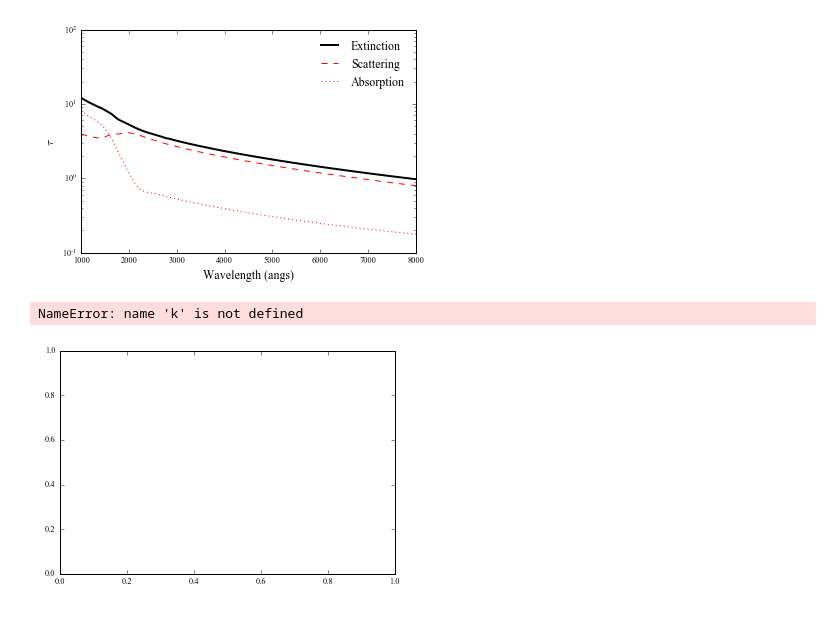
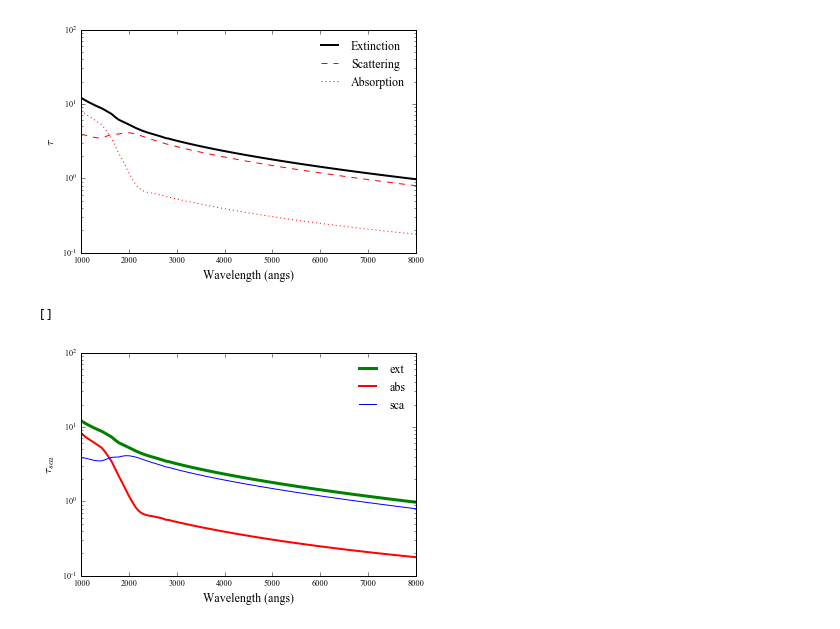
Before and after one commit to eblur/newdust, a Jupyter notebook: examples/plot_extinction.ipynb, the cells around one changed output. Drawn from its saved outputs; the diff is of its cells as text; code cells hidden in the pictures.

Commit message:
Updated documentation for extinction

```diff
--- a/examples/plot_extinction.ipynb
+++ b/examples/plot_extinction.ipynb
@@ -22,5 +20,5 @@ SCAT = extinction.scatmodels.Mie()
 # %%
-extmod = extinction.Extinction(SCAT)
+extmod = extinction.make_Extinction('Mie')
 extmod.calculate(GDIST, LAMVALS, unit='angs')
 # %%
 ax = plt.subplot(111)
@@ -31,11 +29,11 @@ plt.semilogy()
 [figure]
 # %%
 ax = plt.subplot(111)
-extmod.plot(ax, 'ext', lw=3, color=k, label='ext')
-extmod.plot(ax, 'abs', lw=2, color=k, label='abs')
-extmod.plot(ax, 'sca', lw=1, color=k, label='sca')
+extmod.plot(ax, 'ext', lw=3, color='g', label='ext')
+extmod.plot(ax, 'abs', lw=2, color='r', label='abs')
+extmod.plot(ax, 'sca', lw=1, color='b', label='sca')
 ax.legend(loc='upper right', frameon=False)
 plt.semilogy()
 # %% [output]
-NameError: name 'k' is not defined
+[]
-[figure, old version]
+[figure, new version]
```
Also changed, not shown: parts of 1 cell of this notebook, 6 other files.
